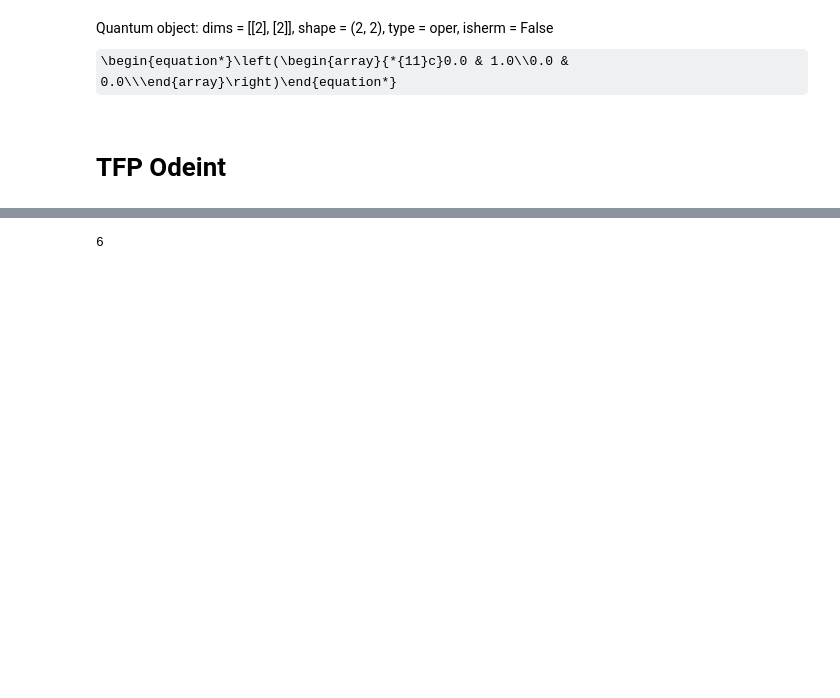
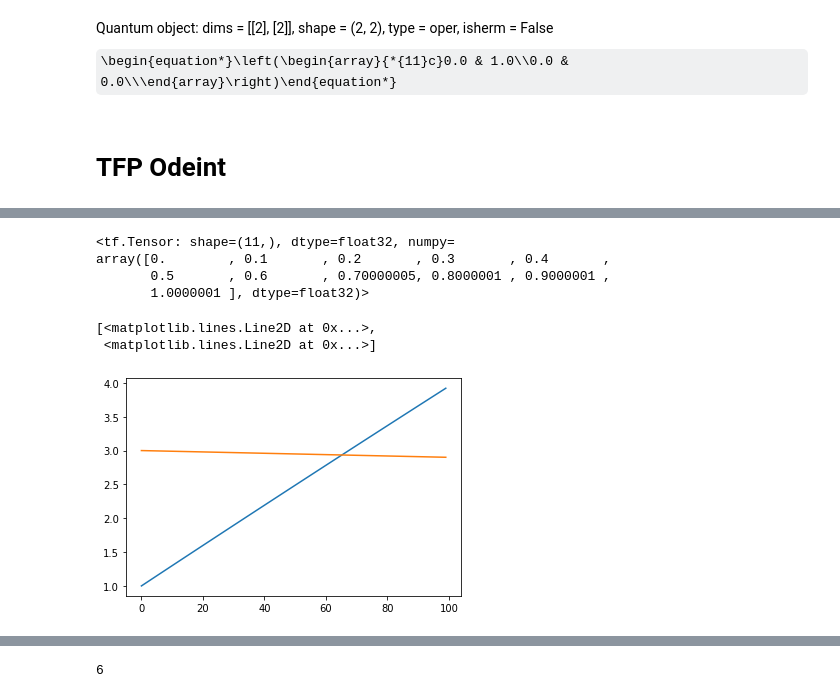
Before and after one commit to morgatron/spylind, a Jupyter notebook: spylind/working/autograd_test.ipynb, the cells around one changed output, grey strips where cells are left out. Saved outputs shown, nothing was run; the diff lists cells and outputs as text; code cells hidden in the pictures; some formulas as TeX source; blank space fills up the shorter version.

```diff
--- a/spylind/working/autograd_test.ipynb
+++ b/spylind/working/autograd_test.ipynb
@@ -1108,13 +1119,5 @@ Quantum object: dims = [[2], [2]], shape = (2, 2), type = oper, isherm = False\b
 # %%
-%load_ext autoreload
-%autoreload 2
-import tensorflow_probability as tfp
-import tensorflow as tf
-from spylind.tf_misc import tf_interpolator2
-tf.keras.backend.set_floatx('float64') # Presumably can get more speed, especially on a GPU,
-import numpy as np
-import pylab as pl
-import matplotlib.pyplot as plt
+
 
 
 class Interpolator(tf.keras.Model):
@@ -1188,7 +1191,7 @@ def interpolate(x, xOrig, yOrig):
 t_init =0;#
 #, t0, t1 = 0., 0.5, 1.
 tSteps = tf.linspace(0,5,200) #= [t0, t1]
-y_init = tf.constant([0., 5.], dtype=tf.float64)
+y_init = tf.constant([1., 3.], dtype=tf.float64)
 #A = tf.constant([[-1., -2.], [-3., -4.]], dtype=tf.float64)
 
 #@tf.function
@@ -1208,7 +1211,7 @@ def ode_fn(t, z):
 with tf.GradientTape(watch_accessed_variables=False) as tape:
     tape.watch(yDrv)
 
-    %time results = tfp.math.ode.DormandPrince().solve(ode_fn, t_init, y_init, solution_times=tSteps)
+    results = tfp.math.ode.DormandPrince().solve(ode_fn, t_init, y_init, solution_times=tSteps)
     y0 = results.states[0]  # == dot(matrix_exp(A * t0), y_init)
     y1 = results.states[1]  # == dot(matrix_exp(A * t1), y_init)
 #tape.gradient(results.states[-1,0], yDrv)
@@ -1263,2 +1265,22 @@ def run(tSteps, yDrv):
         #L=
     return results, tape.gradient(L, ode_fn.f.yOrig)
+# %%
+tf.range(0,1.05,0.1)
+# %% [output]
+<tf.Tensor: shape=(11,), dtype=float32, numpy=
+array([0.        , 0.1       , 0.2       , 0.3       , 0.4       ,
+       0.5       , 0.6       , 0.70000005, 0.8000001 , 0.9000001 ,
+       1.0000001 ], dtype=float32)>
+# %%
+ode_fn.f.set_y(yDrv*0.1)
+#tSteps = np.linspace(0,1, 20)
+tSteps = tfp.math.ode.ChosenBySolver(1.0)
+res=tfp.math.ode.FixedStep(step_size=1e-2).solve(ode_fn, t_init, y_init, solution_times= tSteps)
+# %%
+res=tfp.math.ode.FixedStep(step_size=1e-2).solve(ode_fn, t_init, y_init, solution_times= tSteps)
+# %%
+plt.plot(res.states[:-1])
+# %% [output]
+[<matplotlib.lines.Line2D at 0x...>,
+ <matplotlib.lines.Line2D at 0x...>]
+[figure, added]
```
Also changed, not shown: parts of 13 cells of this notebook, 8 other files.
